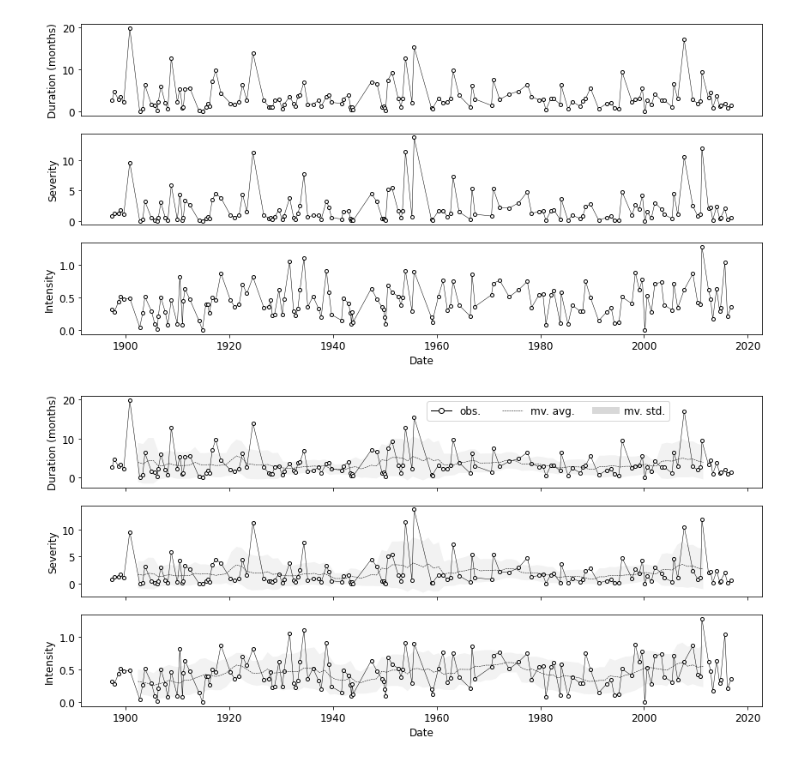
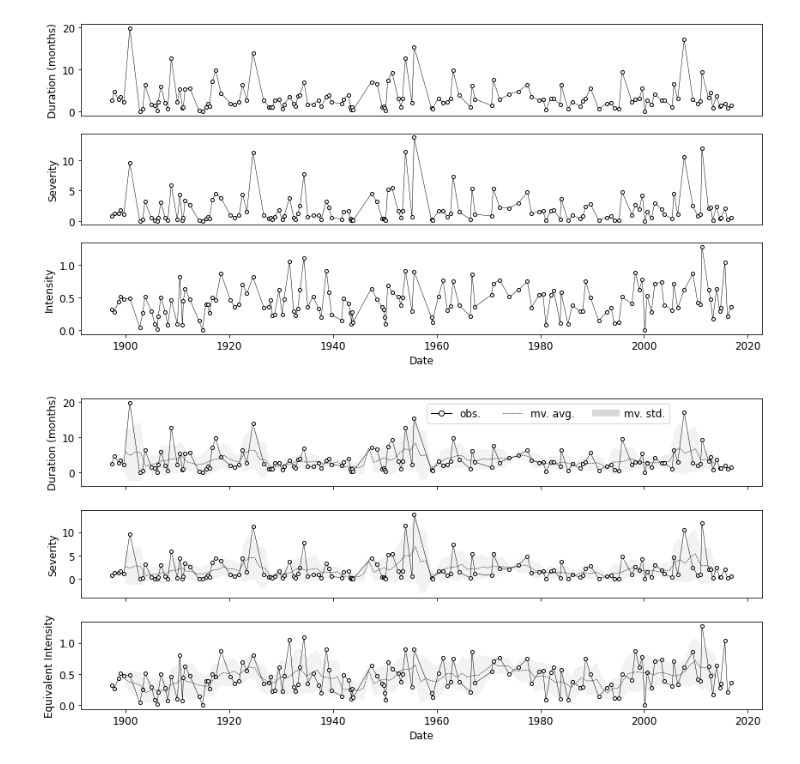
Before and after one commit to TaeminHeo/GCS, a Jupyter notebook: code/Drought_Plots.ipynb, the cells around one changed output. Drawn from its saved outputs; the diff is of its cells as text; code cells hidden in the pictures.

```diff
--- a/code/Drought_Plots.ipynb
+++ b/code/Drought_Plots.ipynb
@@ -126,11 +126,11 @@ mavg_s_std = []
 mavg_z_mean = []
 mavg_z_std = []
 mavg_time = []
-for i in range(110):
+for i in range(115):
     start = datetime(year = pd.to_datetime(alldata[0])[0].year + i,
                      month = pd.to_datetime(alldata[0])[0].month,
                      day = pd.to_datetime(alldata[0])[0].day)
-    end = datetime(year = start.year + 10,
+    end = datetime(year = start.year + 5,
                    month = start.month,
                    day = start.day)
     mavg_time.append(start + (end-start)/2)
@@ -240,33 +240,33 @@ ax[0].tick_params(
 
 ax[1].plot(pd.to_datetime(alldata[0]),alldata[2],'k',marker='o',markerfacecolor='w',markeredgecolor='k',markersize=4,lw=0.5)
 ax[1].plot(mavg_time,mavg_s_mean,'k--',lw=0.5)
 ax[1].fill(np.concatenate([mavg_time, np.flip(mavg_time)]),
                  np.concatenate([mavg_s_mean-mavg_s_std,np.flip(mavg_s_mean+mavg_s_std)]),
                  alpha=.1, fc='gray', ec='None')
 ax[1].set_ylabel('Severity')
 ax[1].tick_params(
     axis='x',          # changes apply to the x-axis
 #    which='both',      # both major and minor ticks are affected
 #    bottom=False,      # ticks along the bottom edge are off
 #    top=False,         # ticks along the top edge are off
     labelbottom=False) # labels along the bottom edge are off
 
 ax[2].plot(pd.to_datetime(alldata[0]),alldata[3],'k',marker='o',markerfacecolor='w',markeredgecolor='k',markersize=4,lw=0.5)
 ax[2].plot(mavg_time,mavg_z_mean,'k--',lw=0.5)
 ax[2].fill(np.concatenate([mavg_time, np.flip(mavg_time)]),
                  np.concatenate([mavg_z_mean-mavg_z_std,np.flip(mavg_z_mean+mavg_z_std)]),
                  alpha=.1, fc='gray', ec='None')
 ax[2].set_xlabel('Date')
-ax[2].set_ylabel('Intensity')
+ax[2].set_ylabel('Equivalent Intensity')
 custom_elems = [Line2D([0], [0], marker='o', color='k', markerfacecolor = 'w', markeredgecolor='k',lw=1),
                 Line2D([0], [0], color='k', linestyle='--',lw=0.5),
                 Line2D([0], [0], color='gray', alpha = 0.3 ,lw=8)]
 ax[0].legend(custom_elems,
            ['obs.',
             'mv. avg.',
             'mv. std.'],ncol=3,bbox_to_anchor=(0.5, 1), loc='upper left')
 plt.tight_layout()
-#plt.savefig('../plots/droughts_dsz.png',dpi=300)
+plt.savefig('../plots/droughts_dsz.png',dpi=300)
 plt.show()
 # %% [output]
-[figure, old version]
+[figure, new version]
```
Also changed, not shown: parts of 3 cells of this notebook, 49 other files.
